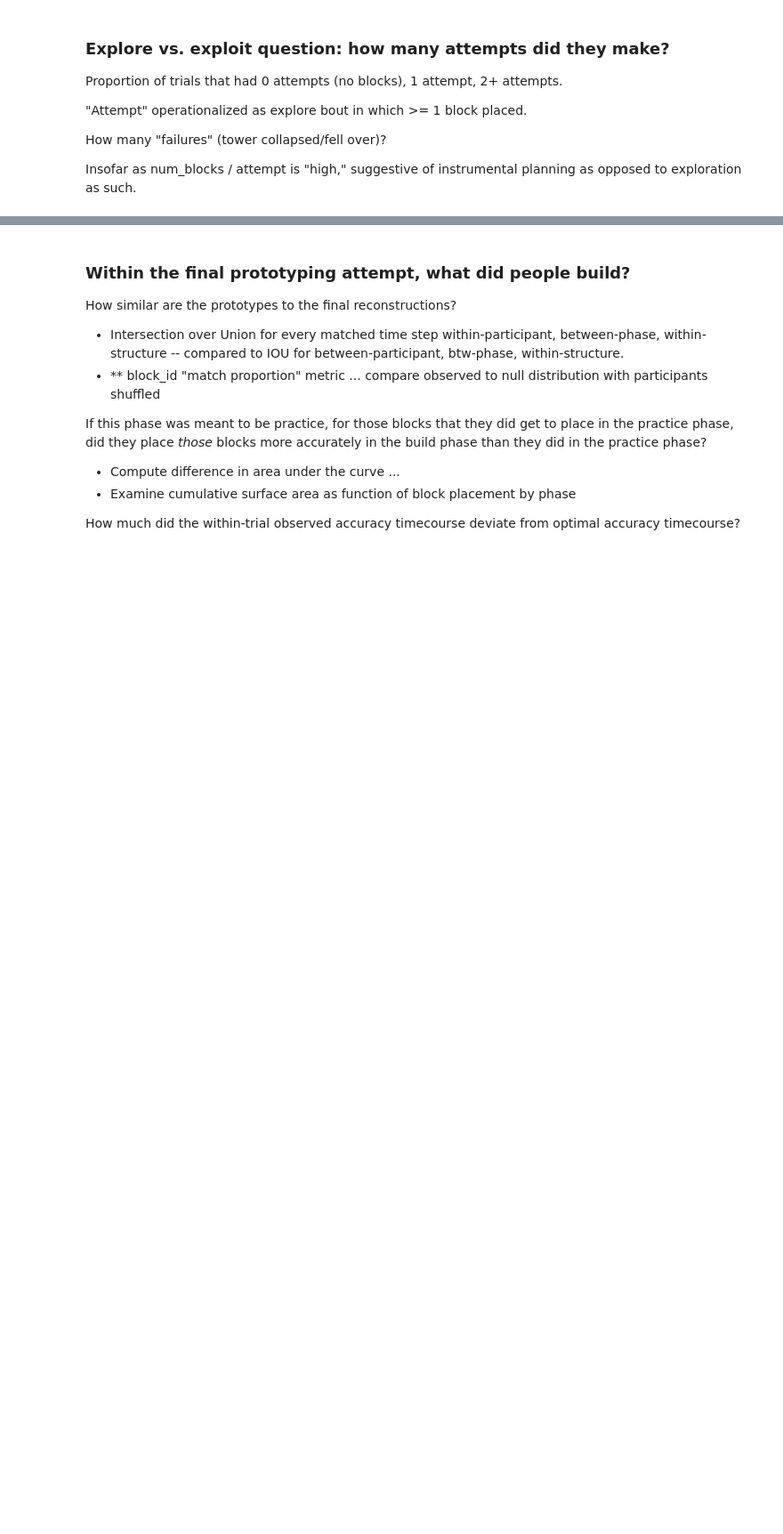
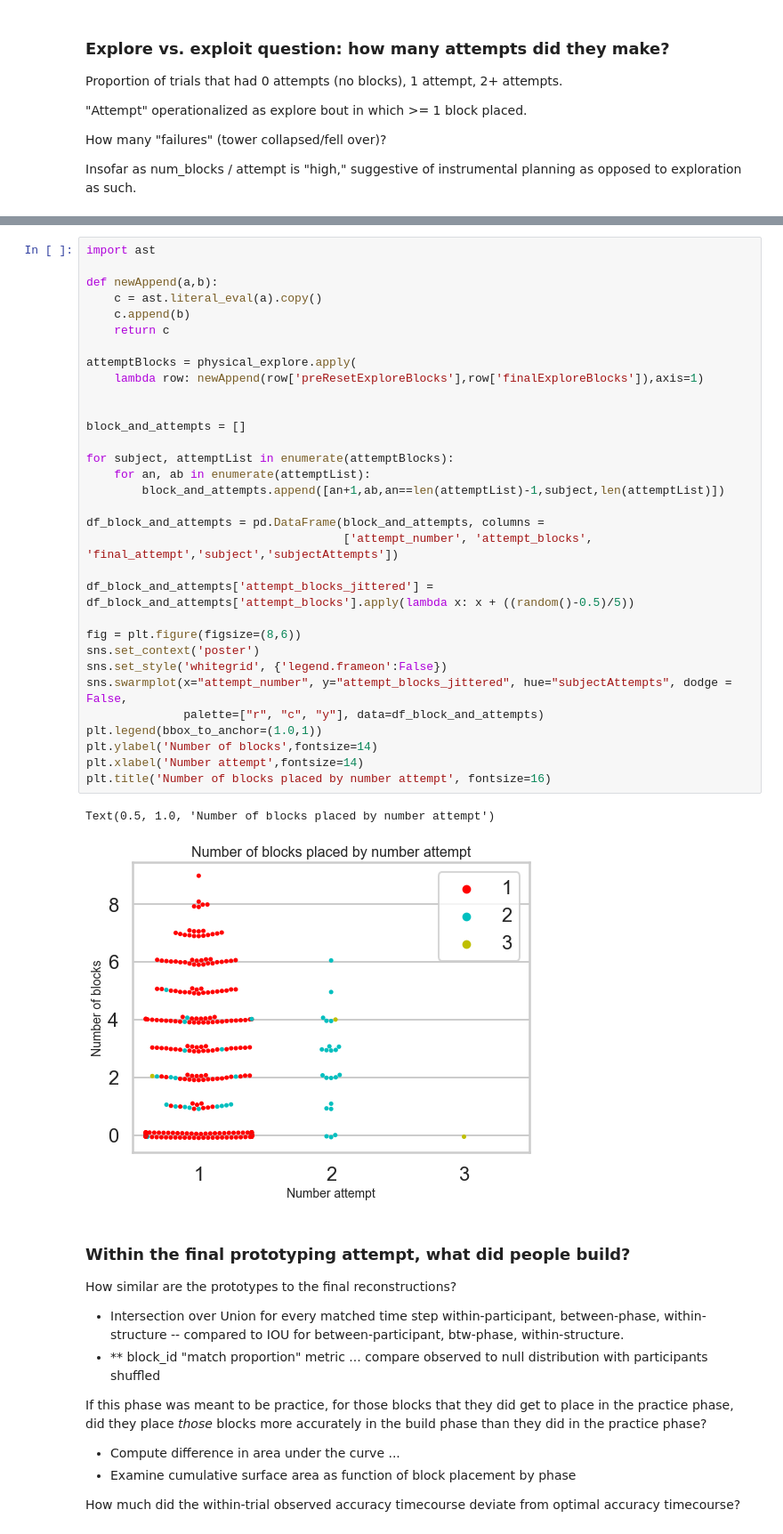
Before and after one commit to cogtoolslab/block_construction, a Jupyter notebook: analysis/will/block_silhouette_SPP2020.ipynb, the cells around one changed output, grey strips where cells are left out. Shown at 89% size. Saved outputs shown, nothing was run; the diff lists cells and outputs as text; blank space fills up the shorter version.

```diff
--- a/analysis/will/block_silhouette_SPP2020.ipynb
+++ b/analysis/will/block_silhouette_SPP2020.ipynb
@@ -169,3 +190,38 @@ physical_explore.assign(fullExploreBlocks = lambda df: (df.preResetExploreBlocks
+# %%
+import ast
+
+def newAppend(a,b):
+    c = ast.literal_eval(a).copy()
+    c.append(b)
+    return c
+
+attemptBlocks = physical_explore.apply(
+    lambda row: newAppend(row['preResetExploreBlocks'],row['finalExploreBlocks']),axis=1)
+
+
+block_and_attempts = []
+
+for subject, attemptList in enumerate(attemptBlocks):
+    for an, ab in enumerate(attemptList):
+        block_and_attempts.append([an+1,ab,an==len(attemptList)-1,subject,len(attemptList)])
+
+df_block_and_attempts = pd.DataFrame(block_and_attempts, columns =
+                                     ['attempt_number', 'attempt_blocks', 'final_attempt','subject','subjectAttempts'])
+
+df_block_and_attempts['attempt_blocks_jittered'] = df_block_and_attempts['attempt_blocks'].apply(lambda x: x + ((random()-0.5)/5))
+
+fig = plt.figure(figsize=(8,6))
+sns.set_context('poster')
+sns.set_style('whitegrid', {'legend.frameon':False})
+sns.swarmplot(x="attempt_number", y="attempt_blocks_jittered", hue="subjectAttempts", dodge = False,
+              palette=["r", "c", "y"], data=df_block_and_attempts)
+plt.legend(bbox_to_anchor=(1.0,1))
+plt.ylabel('Number of blocks',fontsize=14)
+plt.xlabel('Number attempt',fontsize=14)
+plt.title('Number of blocks placed by number attempt', fontsize=16)
+# %% [output]
+Text(0.5, 1.0, 'Number of blocks placed by number attempt')
+[figure, added]
 # %% [markdown]
 ### Within the final prototyping attempt, what did people build?
 
```
Also changed, not shown: parts of 13 cells of this notebook, 1 other file.
